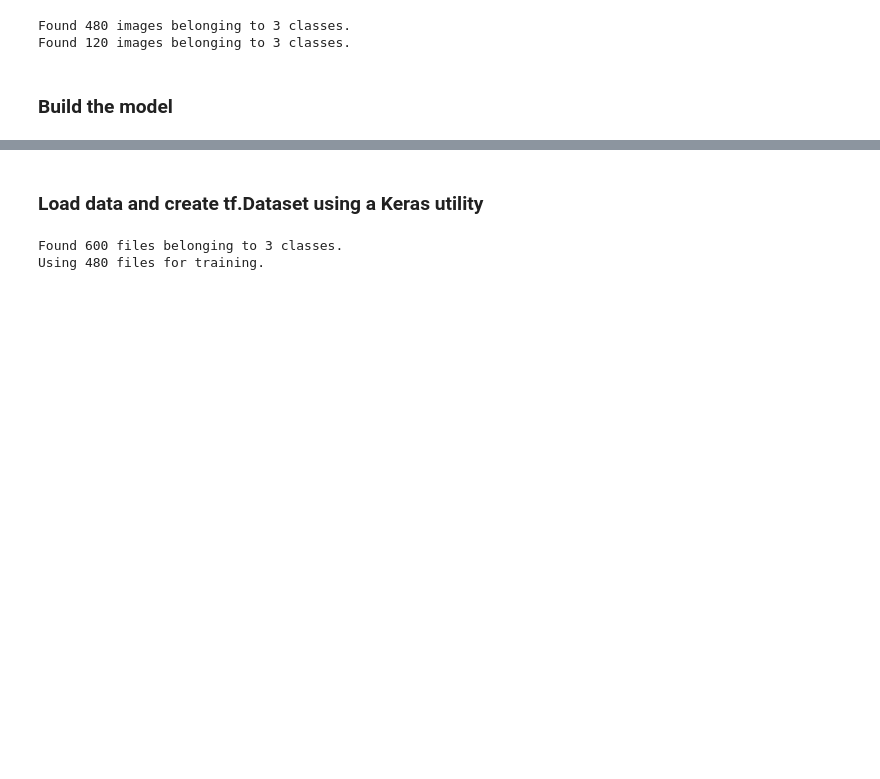
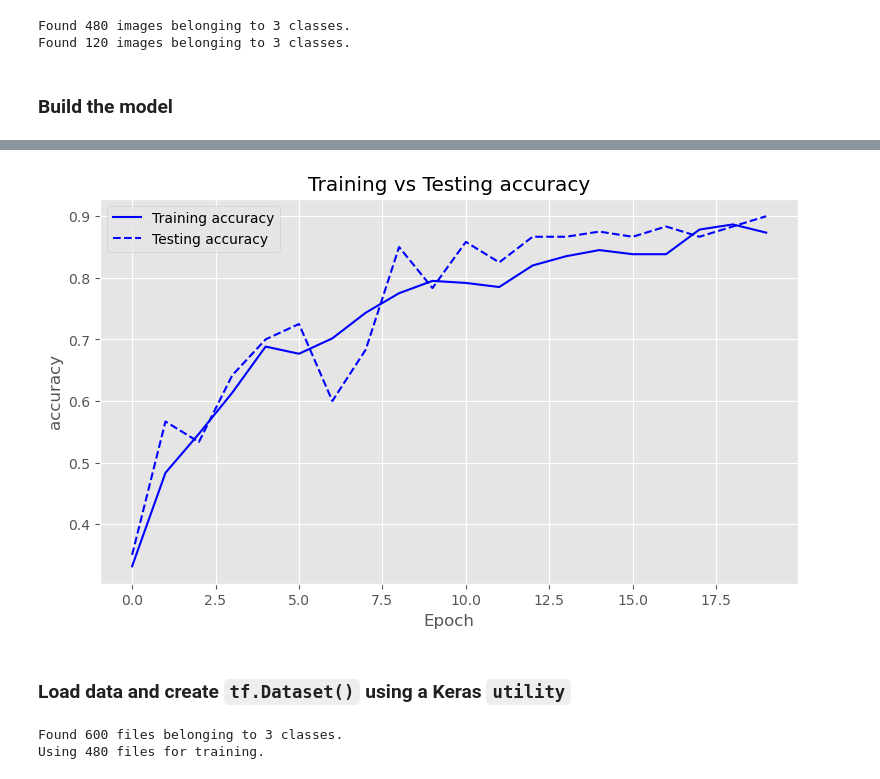
Before and after one commit to JacobJ215/Real-Time-Image-Classification, a Jupyter notebook: cnn.ipynb, the cells around one changed output, grey strips where cells are left out. Cells and saved outputs as stored; diff of their text form; code cells hidden in the pictures; blank space fills up the shorter version.

```diff
--- a/cnn.ipynb
+++ b/cnn.ipynb
@@ -198,5 +292,9 @@ learning_curve(history, "accuracy")
+# %%
+learning_curve(history, "accuracy")
+# %% [output]
+[figure, added]
 # %% [markdown]
-### Load data and create tf.Dataset using a Keras utility
+### Load data and create `tf.Dataset()` using a Keras `utility`
 # %%
 # Create Training Dataset
 train_ds = tf.keras.utils.image_dataset_from_directory(
```
Also changed, not shown: parts of 13 cells of this notebook.
